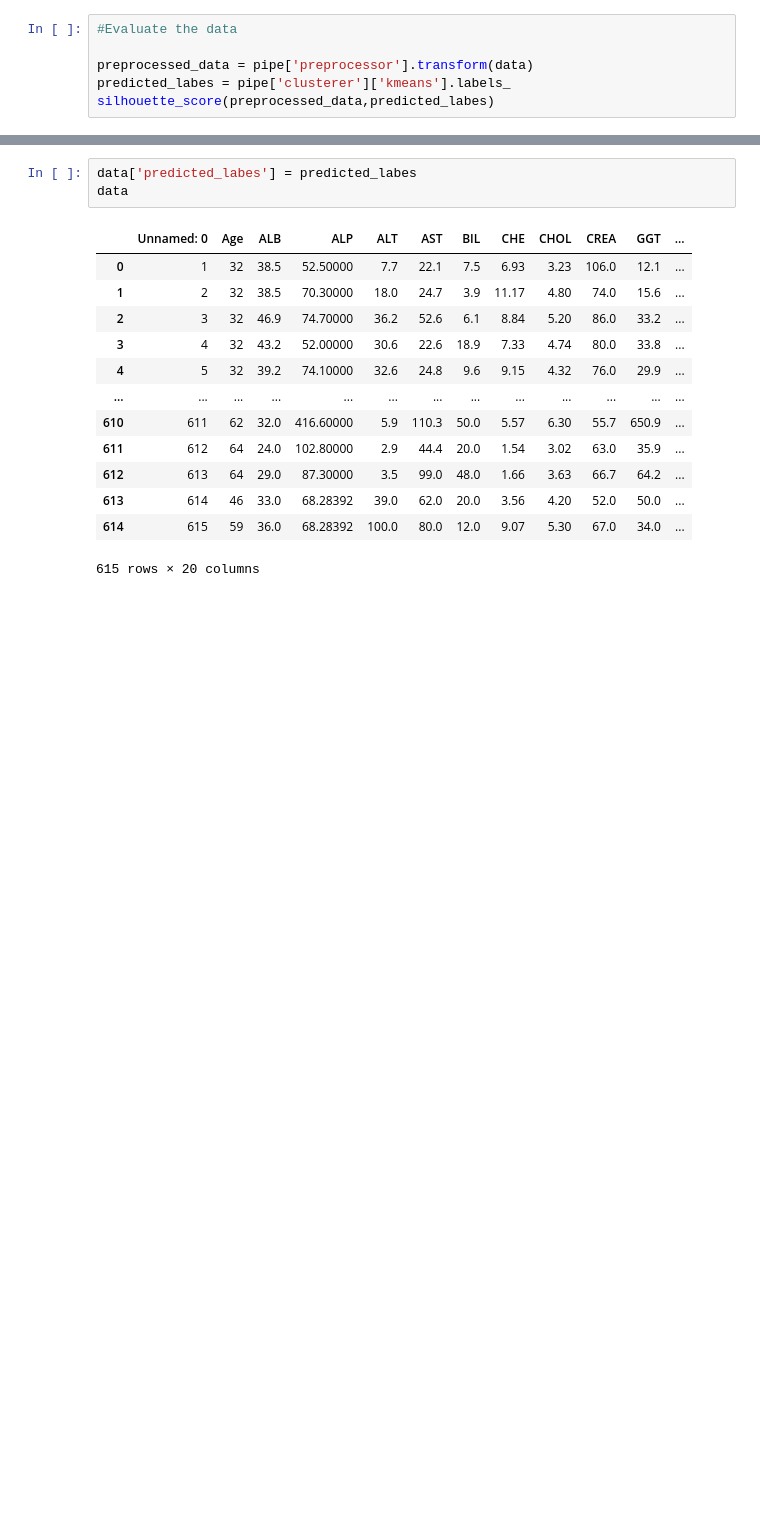
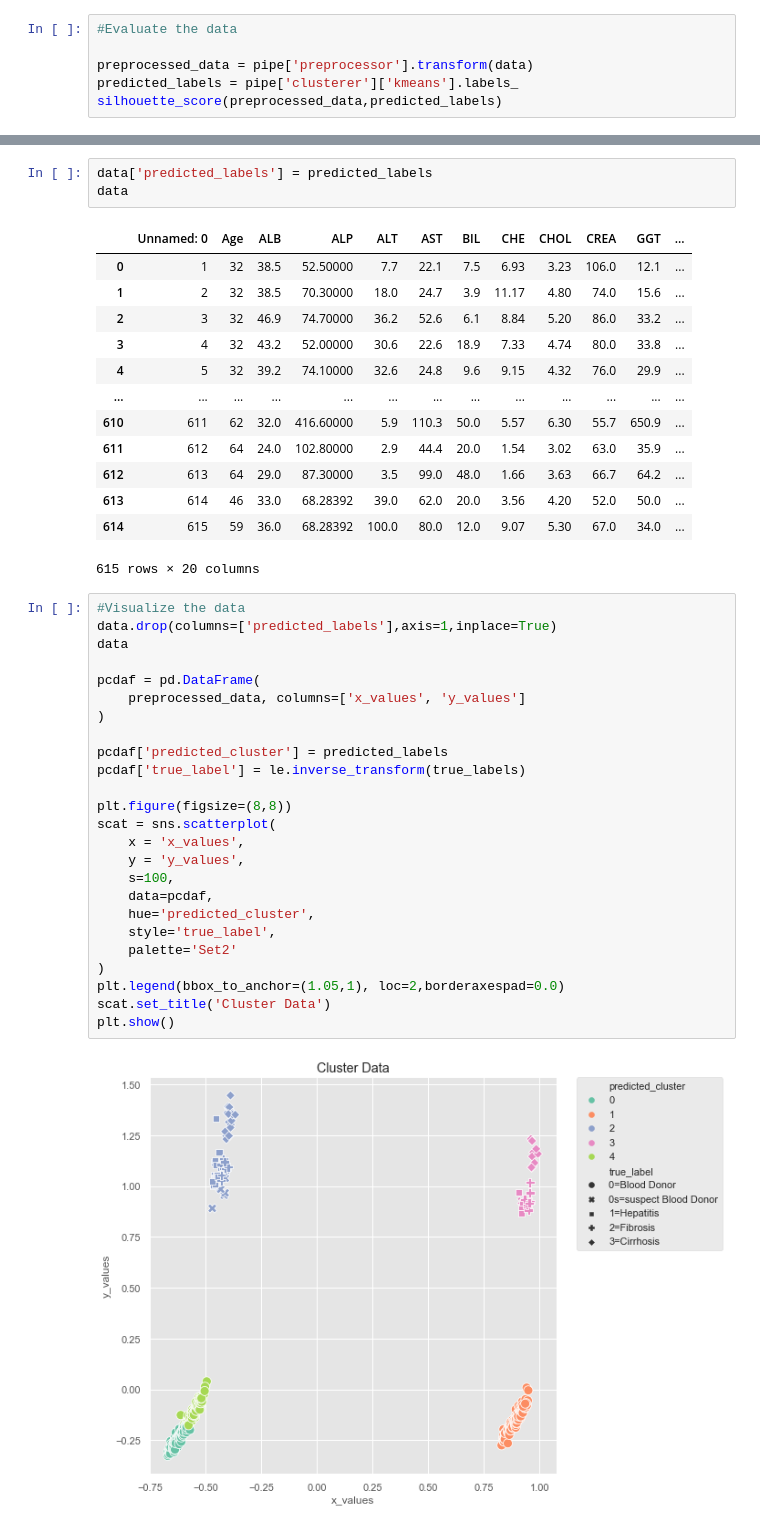
Before and after one commit to Omuk/Fullstack-Data-Analyst, a Jupyter notebook: Learning/code_examples/practice/practice_cluster.ipynb, the cells around one changed output, grey strips where cells are left out. Cells and saved outputs as stored; diff of their text form; blank space fills up the shorter version.

Commit message:
data

```diff
--- a/Learning/code_examples/practice/practice_cluster.ipynb
+++ b/Learning/code_examples/practice/practice_cluster.ipynb
@@ -147,12 +147,12 @@ Pipeline(steps=[('preprocessor',
 #Evaluate the data
 
 preprocessed_data = pipe['preprocessor'].transform(data)
-predicted_labes = pipe['clusterer']['kmeans'].labels_
-silhouette_score(preprocessed_data,predicted_labes)
+predicted_labels = pipe['clusterer']['kmeans'].labels_
+silhouette_score(preprocessed_data,predicted_labels)
 # %% [output]
 0.7503332193918001
 # %%
-data['predicted_labes'] = predicted_labes
+data['predicted_labels'] = predicted_labels
 data
 # %% [output]
 |  | Unnamed: 0 | Age | ALB | ALP | ALT | AST | BIL | CHE | CHOL | CREA | GGT | ... |
@@ -168,4 +168,31 @@ data
 | 613 | 614 | 46 | 33.0 | 68.28392 | 39.0 | 62.0 | 20.0 | 3.56 | 4.20 | 52.0 | 50.0 | ... |
 | 614 | 615 | 59 | 36.0 | 68.28392 | 100.0 | 80.0 | 12.0 | 9.07 | 5.30 | 67.0 | 34.0 | ... |
 615 rows × 20 columns
+# %%
+#Visualize the data
+data.drop(columns=['predicted_labels'],axis=1,inplace=True)
+data
+
+pcdaf = pd.DataFrame(
+    preprocessed_data, columns=['x_values', 'y_values']
+)
+
+pcdaf['predicted_cluster'] = predicted_labels
+pcdaf['true_label'] = le.inverse_transform(true_labels)
+
+plt.figure(figsize=(8,8))
+scat = sns.scatterplot(
+    x = 'x_values',
+    y = 'y_values',
+    s=100,
+    data=pcdaf,
+    hue='predicted_cluster',
+    style='true_label',
+    palette='Set2'
+)
+plt.legend(bbox_to_anchor=(1.05,1), loc=2,borderaxespad=0.0)
+scat.set_title('Cluster Data')
+plt.show()
+# %% [output]
+[figure, added]
 # %%
```
Also changed, not shown: parts of 2 cells of this notebook, 1 other file.
